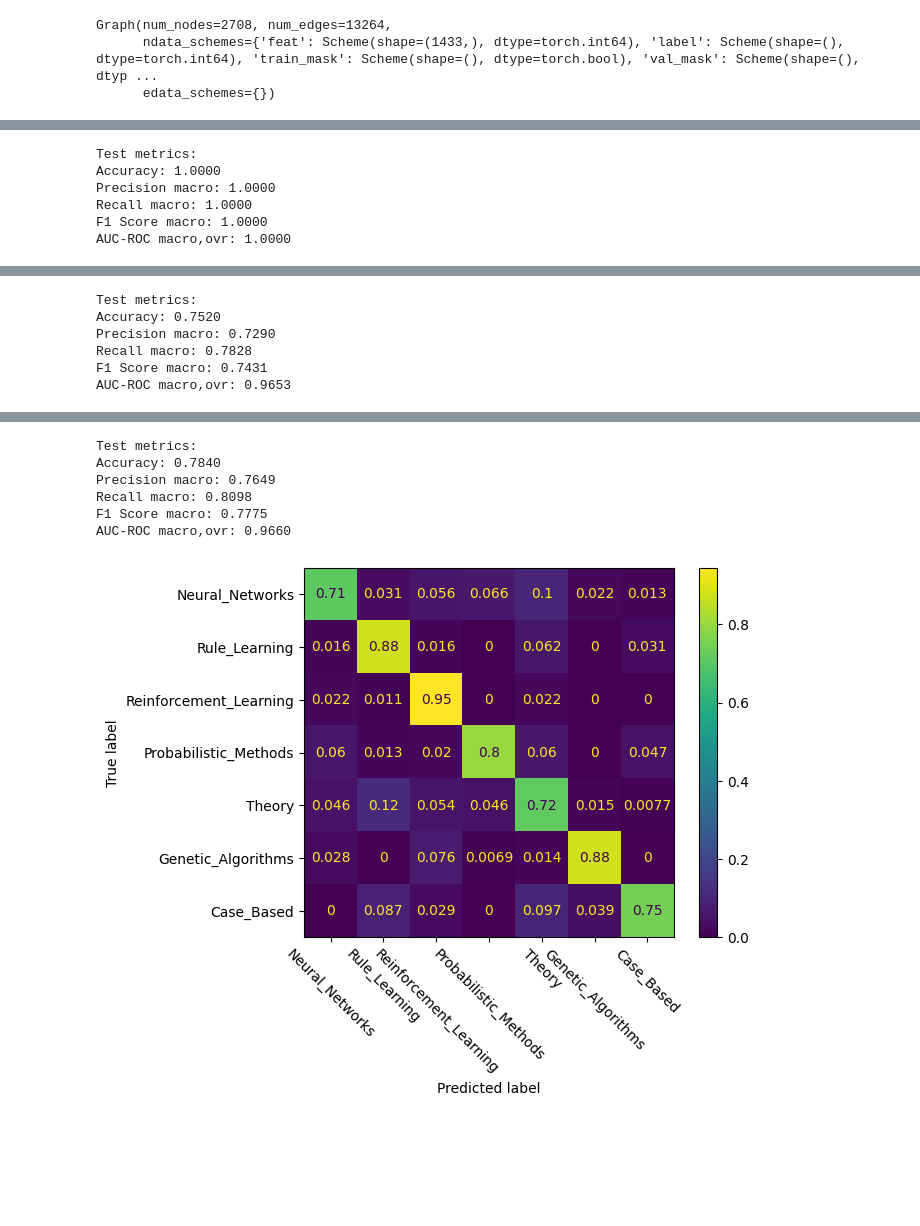
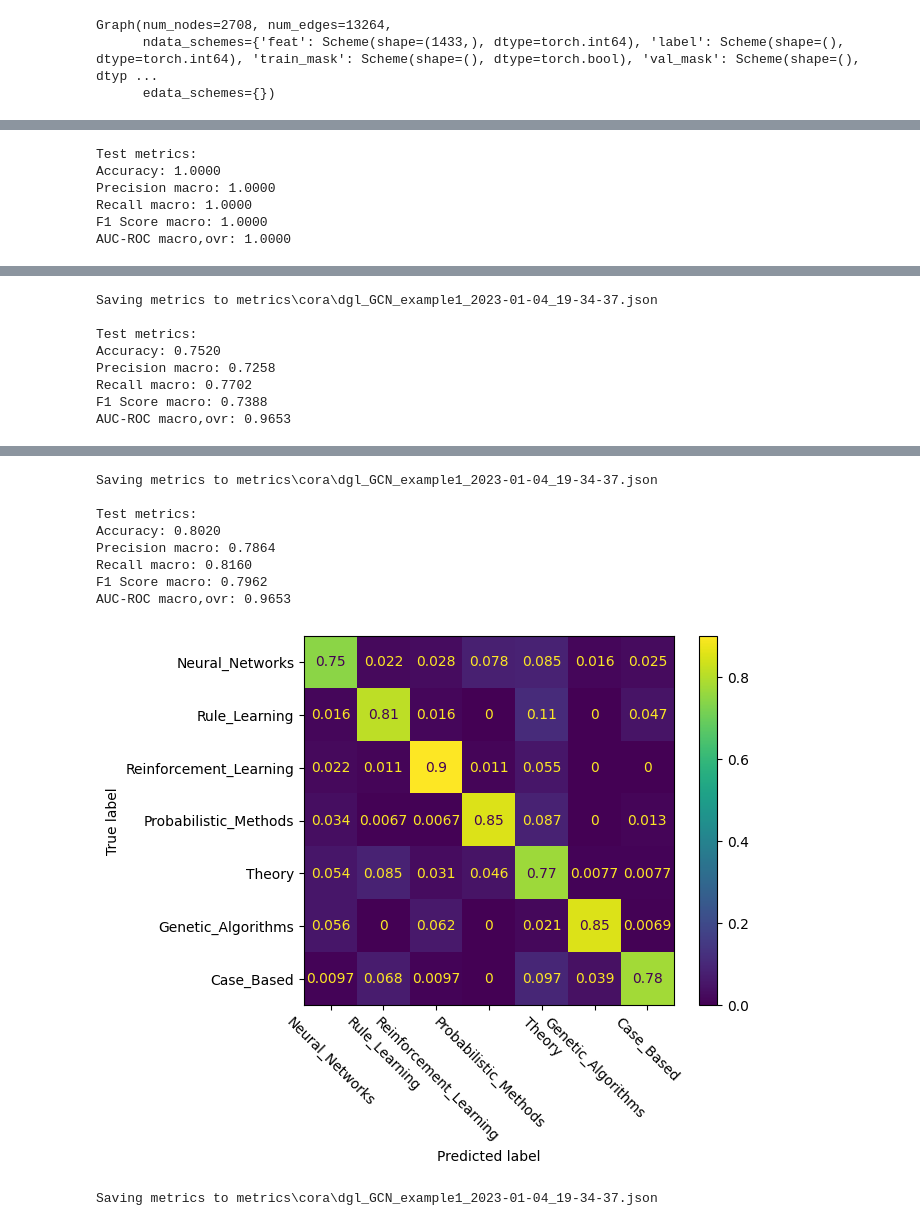
Before and after one commit to AmadeusZhang/GraphML_Frameworks_Benchmarking, a Jupyter notebook: DGL/cora.ipynb, the cells around one changed output, grey strips where cells are left out. Drawn from its saved outputs; the diff is of its cells as text; code cells hidden in the pictures; blank space fills up the shorter version.

```diff
--- a/DGL/cora.ipynb
+++ b/DGL/cora.ipynb
@@ -34,13 +34,16 @@ wds = 'class_label'
 # %%
 from collections import Counter
 
-node_labels ={'Neural_Networks': 0,
-         'Rule_Learning': 1,
-         'Reinforcement_Learning': 2,
-         'Probabilistic_Methods': 3,
-         'Theory': 4,
-         'Genetic_Algorithms': 5,
-         'Case_Based': 6}
+node_labels_set = set()
+index = 0
+node_labels = {}
+
+for _, node_attrs in list(G.nodes(data=True)):
+    node_labels_set.add(node_attrs[wds])
+
+for label in node_labels_set:
+    node_labels[label] =  index
+    index +=1
 
 typesn = []
 for node in G.nodes:
@@ -201,7 +204,7 @@ def train(g, features, labels, masks, model):
     patience = model.metrics.patience
 
     # training loop
-    for epoch in range(100000):
+    for epoch in range(200):
         model.train()
         logits = model(g, features.float())
         loss = loss_fcn(logits[train_mask], labels[train_mask])
@@ -222,8 +225,8 @@ def train(g, features, labels, masks, model):
             )
         )
 
-        if patience == 0:
-            break
+        # if patience == 0:
+        #     break
 
 features = g.ndata['feat']
 labels = g.ndata['label']
@@ -306,32 +309,24 @@ tensor([[ 20.9700,  -2.6637,  -2.7341,  ...,  -1.4750,   0.3511,  -8.5136],
 # %%
-node_labels = ['Neural_Networks',
-         'Rule_Learning',
-         'Reinforcement_Learning',
-         'Probabilistic_Methods',
-         'Theory',
-         'Genetic_Algorithms',
-         'Case_Based']
+from metrics import Datasets, Frameworks
 
-from metrics import BkDataset
-
-display_and_save(framework=Framework.DGL,
-                 dataset_name=BkDataset.CORA,
+display_and_save(framework=Frameworks.DGL,
+                 dataset_name=Datasets.CORA,
                  model_name='GCN_example1',
                  predictions=train_logits,#Output of the model
                  y=one_hot_y_train,#True labels, one hot encoded
                  class_names=node_labels,
                  exec_ms=1050)
 
-display_and_save(framework=Framework.DGL,
-                 dataset_name=BkDataset.CORA,
+display_and_save(framework=Frameworks.DGL,
+                 dataset_name=Datasets.CORA,
                  model_name='GCN_example1',
                  predictions=val_logits,#Output of the model
                  y=one_hot_y_val,#True labels, one hot encoded
                  class_names=node_labels,
                  exec_ms=1050)
 
-display_and_save(framework=Framework.DGL,
-                 dataset_name=BkDataset.CORA,
+display_and_save(framework=Frameworks.DGL,
+                 dataset_name=Datasets.CORA,
                  model_name='GCN_example1',
                  predictions=test_logits,#Output of the model
                  y=one_hot_y_test,#True labels, one hot encoded
@@ -345,9 +340,11 @@ Recall macro: 1.0000
 F1 Score macro: 1.0000
 AUC-ROC macro,ovr: 1.0000
 [figure]
+Saving metrics to metrics\cora\dgl_GCN_example1_2023-01-04_19-34-37.json
+
 Test metrics:
 Accuracy: 0.7520
-Precision macro: 0.7290
-Recall macro: 0.7828
-F1 Score macro: 0.7431
+Precision macro: 0.7258
+Recall macro: 0.7702
+F1 Score macro: 0.7388
 AUC-ROC macro,ovr: 0.9653
@@ -355,7 +352,10 @@ AUC-ROC macro,ovr: 0.9653
+Saving metrics to metrics\cora\dgl_GCN_example1_2023-01-04_19-34-37.json
+
 Test metrics:
-Accuracy: 0.7840
-Precision macro: 0.7649
-Recall macro: 0.8098
-F1 Score macro: 0.7775
-AUC-ROC macro,ovr: 0.9660
+Accuracy: 0.8020
+Precision macro: 0.7864
+Recall macro: 0.8160
+F1 Score macro: 0.7962
+AUC-ROC macro,ovr: 0.9653
-[figure, old version]
+[figure, new version]
+Saving metrics to metrics\cora\dgl_GCN_example1_2023-01-04_19-34-37.json
```
Also changed, not shown: parts of 6 cells of this notebook, 1 other file.
